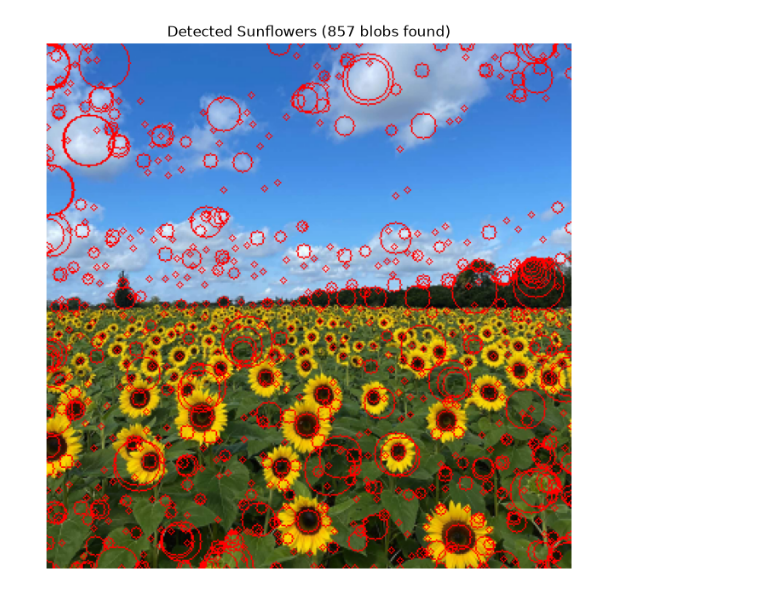
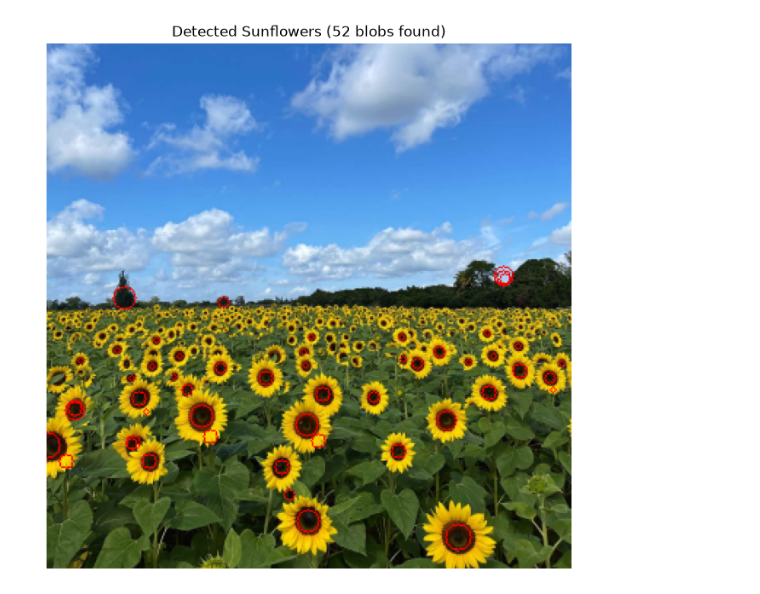
Before and after one commit to Isira-Himal-Perera/EN3160-Image-Processing-and-Computer-Vision, a Jupyter notebook: assignment-02/230486A_a02.ipynb, the cells around one changed output. Drawn from its saved outputs; the diff is of its cells as text; code cells hidden in the pictures.

```diff
--- a/assignment-02/230486A_a02.ipynb
+++ b/assignment-02/230486A_a02.ipynb
@@ -13,11 +13,12 @@ im_gray = cv.cvtColor(im, cv.COLOR_BGR2GRAY)
 im_float = im_gray.astype(np.float32) / 255.0
 
 # Define sigma range
-min_sigma = 2.0
-max_sigma = 13.0
-num_sigmas = 12
-sigmas = np.linspace(min_sigma, max_sigma, num_sigmas)
+# min_sigma = 2.0
+# max_sigma = 17.0
+# num_sigmas = 18
+# sigmas = np.linspace(min_sigma, max_sigma, num_sigmas)
 
+sigmas = np.arange(2, 20)
 # Initialize scale-space volume (H, W, num_sigmas)
 h, w = im_float.shape
 scale_space = np.zeros((h, w, len(sigmas)), dtype=np.float32)
@@ -34,8 +35,7 @@ for i, sigma in enumerate(sigmas):
 
 # Extract local maxima (blobs) across 3D scale-space (y, x, scale)
 blobs = []
-threshold = 0.02 * np.max(scale_space)  # Adjusted relative threshold
-
+threshold = 0.7 * np.max(scale_space)  # Adjusted relative threshold
 for i, sigma in enumerate(sigmas):
     slice_curr = scale_space[:, :, i]
 
@@ -52,31 +52,31 @@ for i, sigma in enumerate(sigmas):
 
     is_max = (
         (slice_curr == local_max_xy)
         & (slice_curr >= upper)
         & (slice_curr >= lower)
         & (slice_curr > threshold)
     )
 
     y_idxs, x_idxs = np.nonzero(is_max)
     for y, x in zip(y_idxs, x_idxs):
         blobs.append((y, x, sigma))
 
 # Draw circles on a copy of the original color image (OpenCV uses BGR natively)
 output_img_bgr = im.copy()
 
 for y, x, sigma in blobs:
     # Radius formula for LoG blob detection: r = sigma * sqrt(2)
     radius = int(sigma * np.sqrt(2))
     cv.circle(output_img_bgr, (x, y), radius, (0, 0, 255), 1)  # Yellow circle (BGR)
 
 # Convert the final output image to RGB format as requested
 output_img_rgb = cv.cvtColor(output_img_bgr, cv.COLOR_BGR2RGB)
 
 # Display using matplotlib
 plt.figure(figsize=(12, 8))
 plt.imshow(output_img_rgb)
 plt.axis('off')
 plt.title(f'Detected Sunflowers ({len(blobs)} blobs found)')
 plt.show()
 # %% [output]
-[figure, old version]
+[figure, new version]
```
Also changed, not shown: parts of 2 cells of this notebook.
